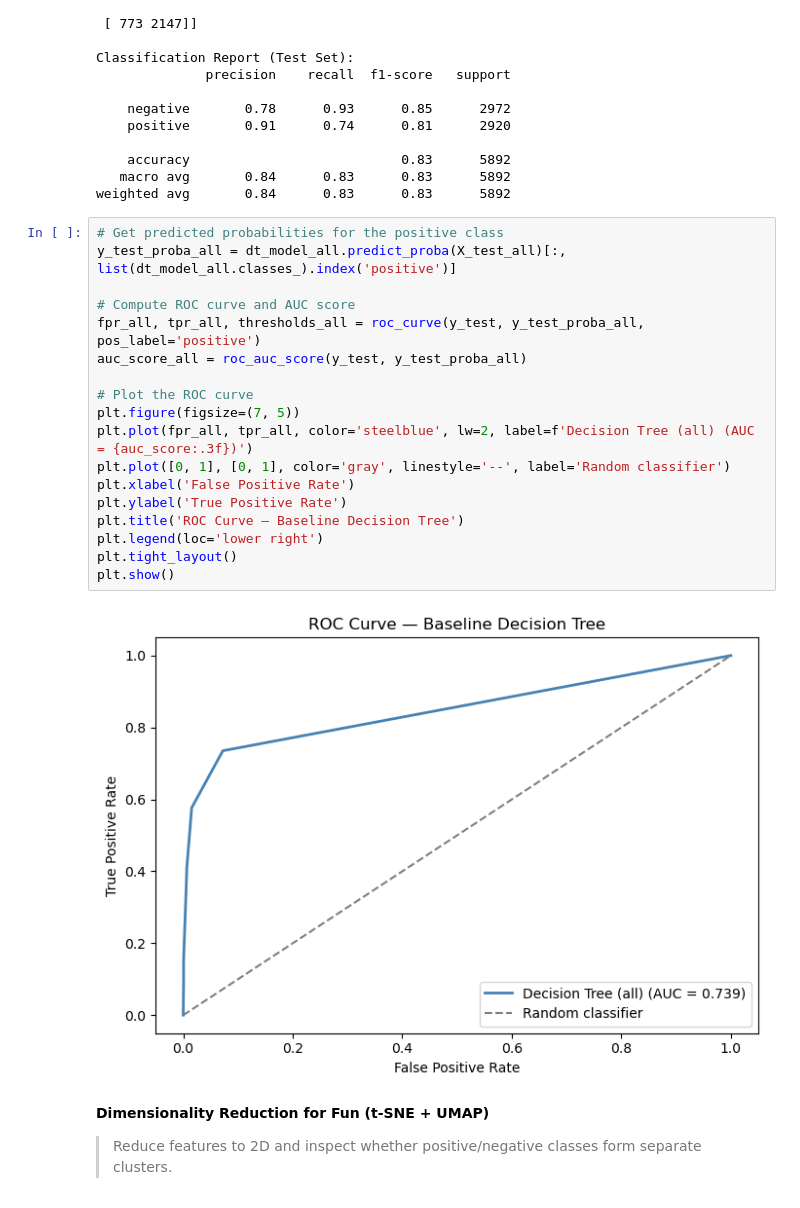
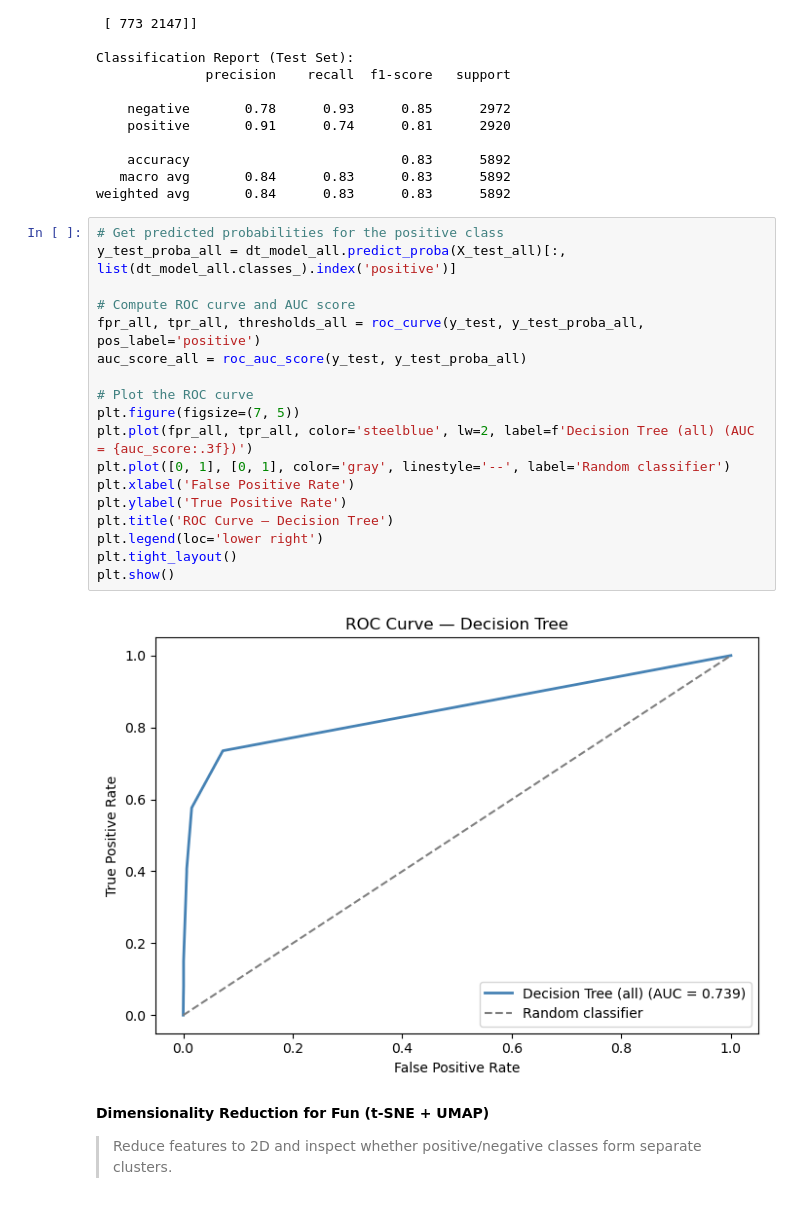
Before and after one commit to maxwhitemet/cambridge_spark_hackathon, a Jupyter notebook: john-notebook.ipynb, the cells around one changed output. Drawn from its saved outputs; the diff is of its cells as text.

Commit message:
Tidy up plots.

```diff
--- a/john-notebook.ipynb
+++ b/john-notebook.ipynb
@@ -175,23 +175,23 @@ weighted avg       0.84      0.83      0.83      5892
 # %%
 # Get predicted probabilities for the positive class
 y_test_proba_all = dt_model_all.predict_proba(X_test_all)[:, list(dt_model_all.classes_).index('positive')]
 
 # Compute ROC curve and AUC score
 fpr_all, tpr_all, thresholds_all = roc_curve(y_test, y_test_proba_all, pos_label='positive')
 auc_score_all = roc_auc_score(y_test, y_test_proba_all)
 
 # Plot the ROC curve
 plt.figure(figsize=(7, 5))
 plt.plot(fpr_all, tpr_all, color='steelblue', lw=2, label=f'Decision Tree (all) (AUC = {auc_score:.3f})')
 plt.plot([0, 1], [0, 1], color='gray', linestyle='--', label='Random classifier')
 plt.xlabel('False Positive Rate')
 plt.ylabel('True Positive Rate')
-plt.title('ROC Curve — Baseline Decision Tree')
+plt.title('ROC Curve — Decision Tree')
 plt.legend(loc='lower right')
 plt.tight_layout()
 plt.show()
 # %% [output]
-[figure, old version]
+[figure, new version]
 # %% [markdown]
 **Dimensionality Reduction for Fun (t-SNE + UMAP)**
 
```
Also changed, not shown: parts of 1 cell of this notebook.
